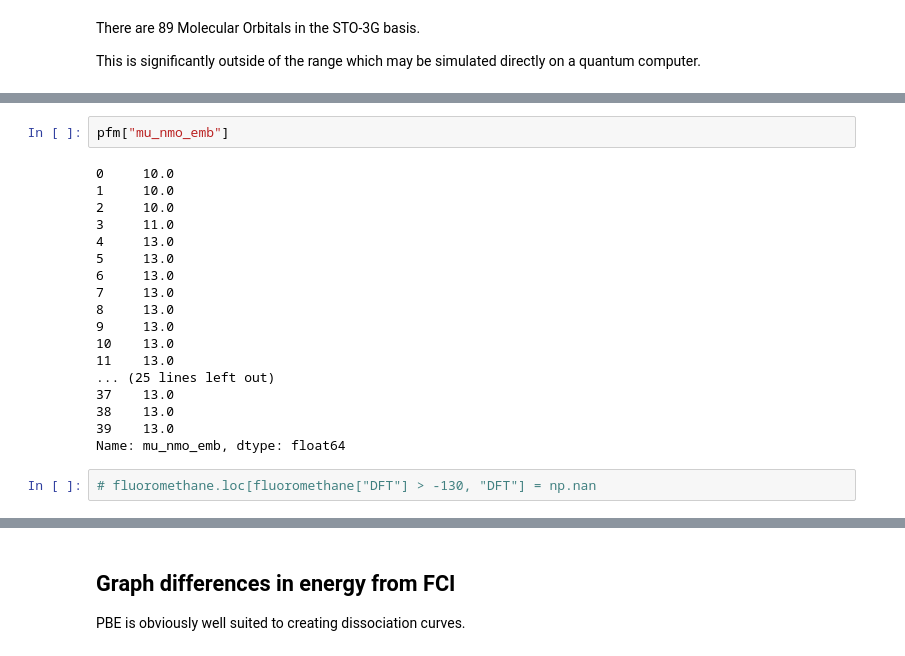
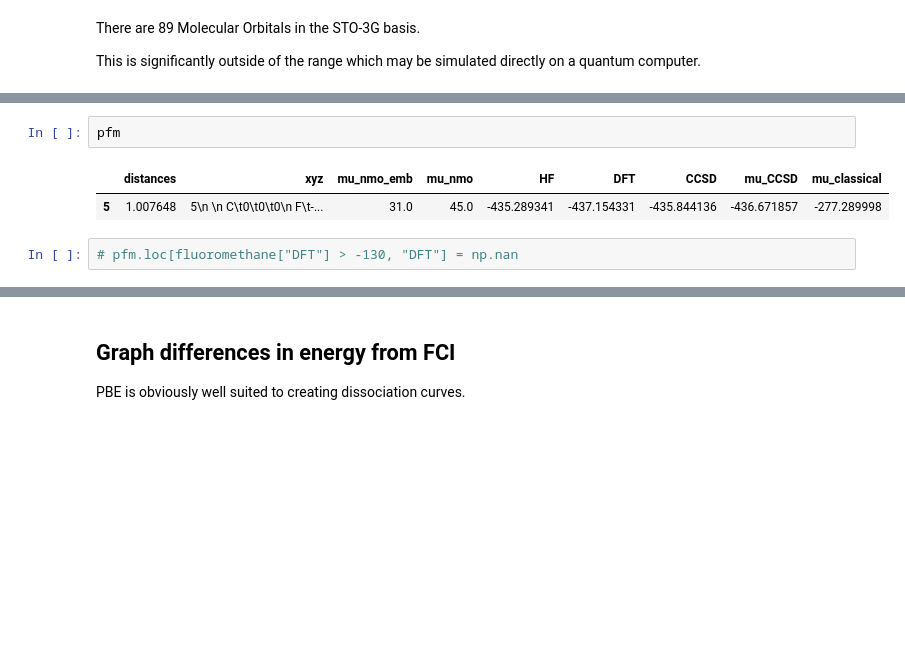
Before and after one commit to UCL-CCS/Nbed, a Jupyter notebook: docs/notebooks/publications/Solvation, Embedding and Subspace Techniques for Quantum Computing in the Chemical Sciences.ipynb, the cells around one changed output, grey strips where cells are left out. Cells and saved outputs as stored; diff of their text form; blank space fills up the shorter version.

```diff
--- a/docs/notebooks/publications/Solvation, Embedding and Subspace Techniques for Quantum Computing in the Chemical Sciences.ipynb
+++ b/docs/notebooks/publications/Solvation, Embedding and Subspace Techniques for Quantum Computing in the Chemical Sciences.ipynb
@@ -324,25 +268,10 @@ Initialize <pyscf.gto.mole.Mole object at 0x...> in <pyscf.dft.rks.RKS object at
 # %%
-pfm["mu_nmo_emb"]
+pfm
 # %% [output]
-0     10.0
-1     10.0
-2     10.0
-3     11.0
-4     13.0
-5     13.0
-6     13.0
-7     13.0
-8     13.0
-9     13.0
-10    13.0
-11    13.0
-... (25 lines left out)
-37    13.0
-38    13.0
-39    13.0
-Name: mu_nmo_emb, dtype: float64
+|  | distances | xyz | mu_nmo_emb | mu_nmo | HF | DFT | CCSD | mu_CCSD | mu_classical |
+| 5 | 1.007648 | 5\n \n C\t0\t0\t0\n F\t-... | 31.0 | 45.0 | -435.289341 | -437.154331 | -435.844136 | -436.671857 | -277.289998 |
 # %%
-# fluoromethane.loc[fluoromethane["DFT"] > -130, "DFT"] = np.nan
+# pfm.loc[fluoromethane["DFT"] > -130, "DFT"] = np.nan
 # %%
 data = [
     'distances',
```
Also changed, not shown: parts of 13 cells of this notebook, 2 other files.
